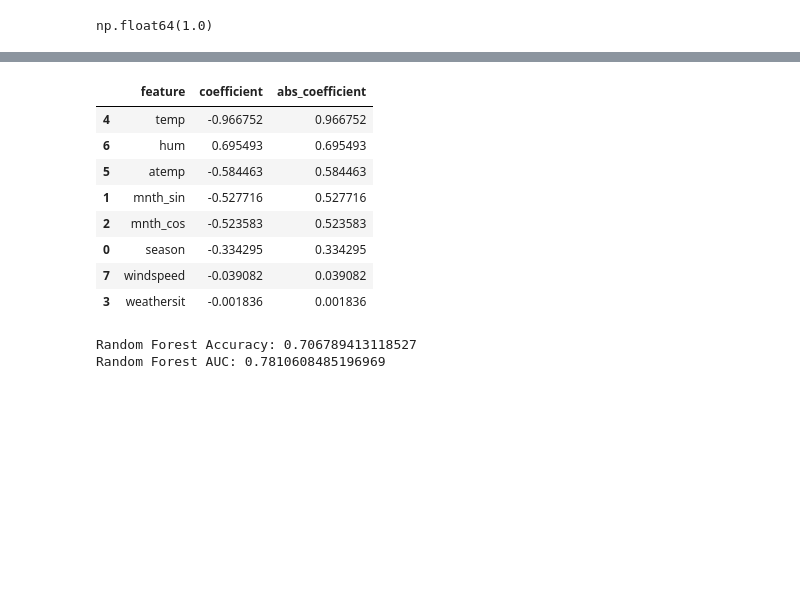
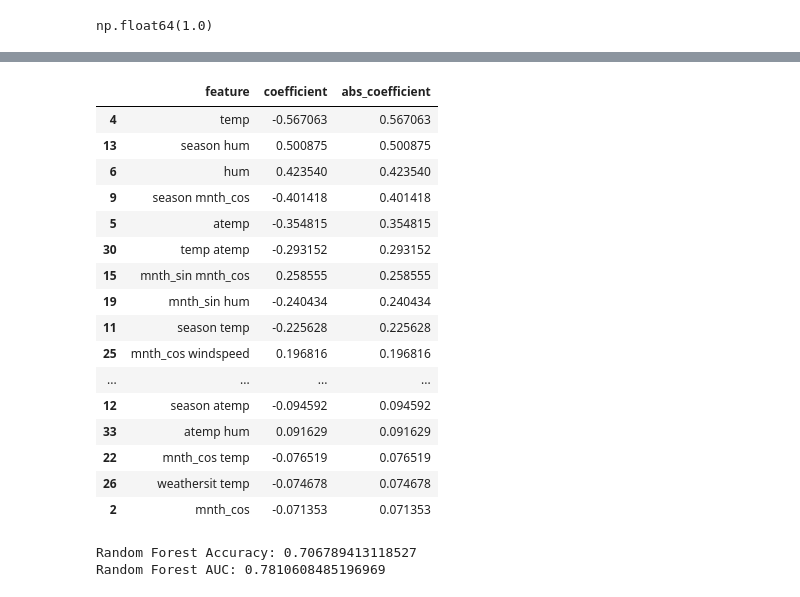
Before and after one commit to ryanmichauduc/STAT_32950_BikeDataProject, a Jupyter notebook: ryan/prelim.ipynb, the cells around one changed output, grey strips where cells are left out. Saved outputs shown, nothing was run; the diff lists cells and outputs as text; code cells hidden in the pictures; blank space fills up the shorter version.

```diff
--- a/ryan/prelim.ipynb
+++ b/ryan/prelim.ipynb
@@ -262,7 +66,12 @@ y_train = y.iloc[:split_index]
 y_test = y.iloc[split_index:]
 tscv = TimeSeriesSplit(n_splits=5)
 # %%
-elastic_logit_pipe = Pipeline([
+elastic_interaction_pipe = Pipeline([
+    ('interactions', PolynomialFeatures(
+        degree=2,
+        interaction_only=True,
+        include_bias=False
+    )),
     ('scaler', StandardScaler()),
     ('model', LogisticRegression(
         penalty='elasticnet',
@@ -276,12 +85,3 @@ param_grid = {
     'model__C': [0.01, 0.1, 1, 10, 100],
     'model__l1_ratio': [0.1, 0.25, 0.5, 0.75, 0.9]
 }
-# %%
-grid = GridSearchCV(
-    elastic_logit_pipe,
-    param_grid,
-    cv=tscv,
-    scoring='accuracy'
-)
-
-grid.fit(X_train, y_train)
@@ -298,0 +88,16 @@ GridSearchCV(cv=TimeSeriesSplit(gap=0, max_train_size=None, n_splits=5, test_siz
+# %%
+param_grid = {
+    'model__C': [0.01, 0.1, 1, 10, 100],
+    'model__l1_ratio': [0.1, 0.25, 0.5, 0.75, 0.9]
+}
+
+tscv = TimeSeriesSplit(n_splits=5)
+
+grid_interaction = GridSearchCV(
+    elastic_interaction_pipe,
+    param_grid,
+    cv=tscv,
+    scoring='accuracy'
+)
+
+grid_interaction.fit(X_train, y_train)
@@ -332,24 +151,33 @@ results
 # %%
-best_model = grid.best_estimator_.named_steps['model']
+interaction_names = grid_interaction.best_estimator_.named_steps['interactions'].get_feature_names_out(features)
+best_model = grid_interaction.best_estimator_.named_steps['model']
 
 coef_table = pd.DataFrame({
-    'feature': features,
+    'feature': interaction_names,
     'coefficient': best_model.coef_[0]
 })
 
 coef_table['abs_coefficient'] = coef_table['coefficient'].abs()
 
-coef_table.sort_values('abs_coefficient', ascending=False)
+coef_table.sort_values('abs_coefficient', ascending=False).head(20)
 # %% [output]
 |  | feature | coefficient | abs_coefficient |
-| 4 | temp | -0.966752 | 0.966752 |
-| 6 | hum | 0.695493 | 0.695493 |
-| 5 | atemp | -0.584463 | 0.584463 |
-| 1 | mnth_sin | -0.527716 | 0.527716 |
-| 2 | mnth_cos | -0.523583 | 0.523583 |
-| 0 | season | -0.334295 | 0.334295 |
-| 7 | windspeed | -0.039082 | 0.039082 |
-| 3 | weathersit | -0.001836 | 0.001836 |
+| 4 | temp | -0.567063 | 0.567063 |
+| 13 | season hum | 0.500875 | 0.500875 |
+| 6 | hum | 0.423540 | 0.423540 |
+| 9 | season mnth_cos | -0.401418 | 0.401418 |
+| 5 | atemp | -0.354815 | 0.354815 |
+| 30 | temp atemp | -0.293152 | 0.293152 |
+| 15 | mnth_sin mnth_cos | 0.258555 | 0.258555 |
+| 19 | mnth_sin hum | -0.240434 | 0.240434 |
+| 11 | season temp | -0.225628 | 0.225628 |
+| 25 | mnth_cos windspeed | 0.196816 | 0.196816 |
+| ... | ... | ... | ... |
+| 12 | season atemp | -0.094592 | 0.094592 |
+| 33 | atemp hum | 0.091629 | 0.091629 |
+| 22 | mnth_cos temp | -0.076519 | 0.076519 |
+| 26 | weathersit temp | -0.074678 | 0.074678 |
+| 2 | mnth_cos | -0.071353 | 0.071353 |
 # %%
 from sklearn.ensemble import RandomForestClassifier
 
```
Also changed, not shown: parts of 18 cells of this notebook.
